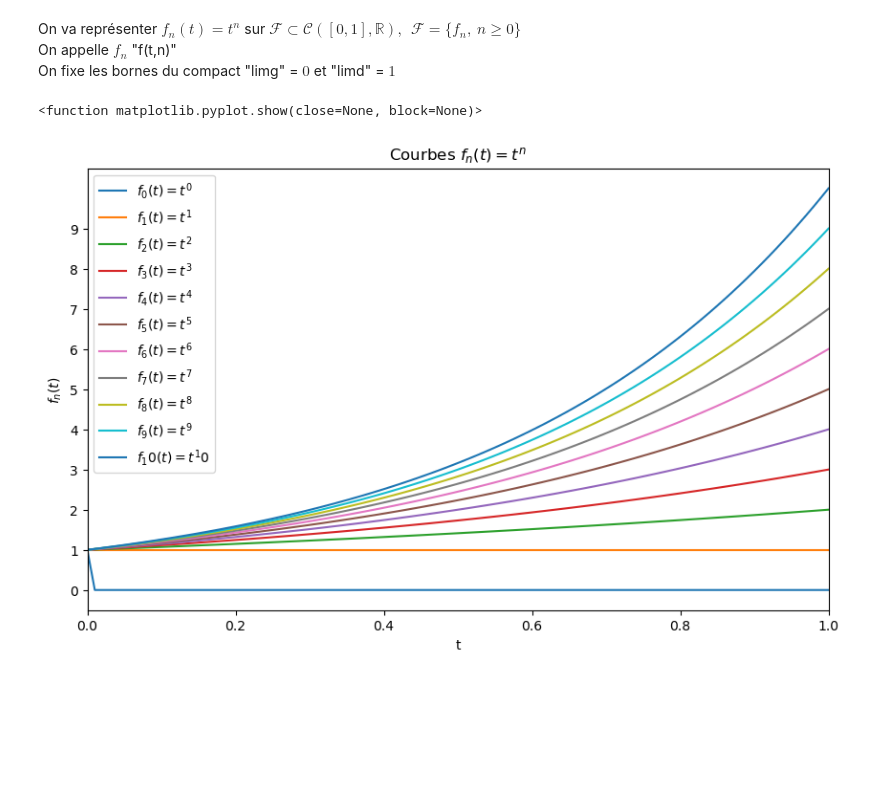
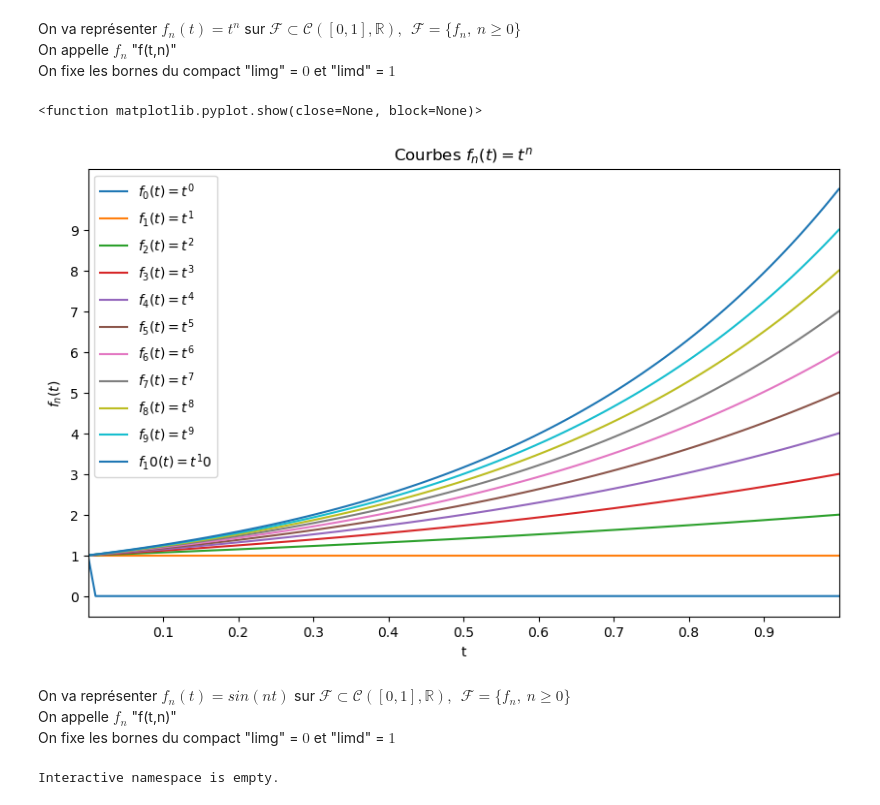
Before and after one commit to Falite/Notebooks-Jupyter, a Jupyter notebook: Master Degree/Ex12-AnalyseFonctionelle.ipynb, the cells around one changed output. Drawn from its saved outputs; the diff is of its cells as text; code cells hidden in the pictures; blank space fills up the shorter version.

```diff
--- a/Master Degree/Ex12-AnalyseFonctionelle.ipynb
+++ b/Master Degree/Ex12-AnalyseFonctionelle.ipynb
@@ -16,16 +16,25 @@ xp=np.linspace(limg,limd,100)
 # %%
 plt.figure(figsize=(10,6))
 
 for i in range(0,11):
     plt.plot(xp,f(i,xp), label=f'$f_{i}(t) = t^{i}$')
 
 plt.title('Courbes $f_n(t) = t^n$')
 plt.xlabel('t')
 plt.ylabel('$f_n(t)$')
 plt.yticks(range(0,10))
+plt.xticks([i/10 for i in range(1,10)])
 plt.xlim(0,1)
 plt.legend()
 plt.show
 # %% [output]
 <function matplotlib.pyplot.show(close=None, block=None)>
-[figure, old version]
+[figure, new version]
+# %% [markdown]
+On va représenter $f_n (t) = sin(nt) $ sur $\mathcal F \subset \mathcal C( [0,1],\mathbb R),~~\mathcal F = \{f_n,~n \geq 0\}$
+On appelle $f_n$ "f(t,n)"
+On fixe les bornes du compact "limg" = $0$ et "limd" = $1$
+# %%
+whos
+# %% [output]
+Interactive namespace is empty.
```
Also changed, not shown: parts of 6 cells of this notebook.
